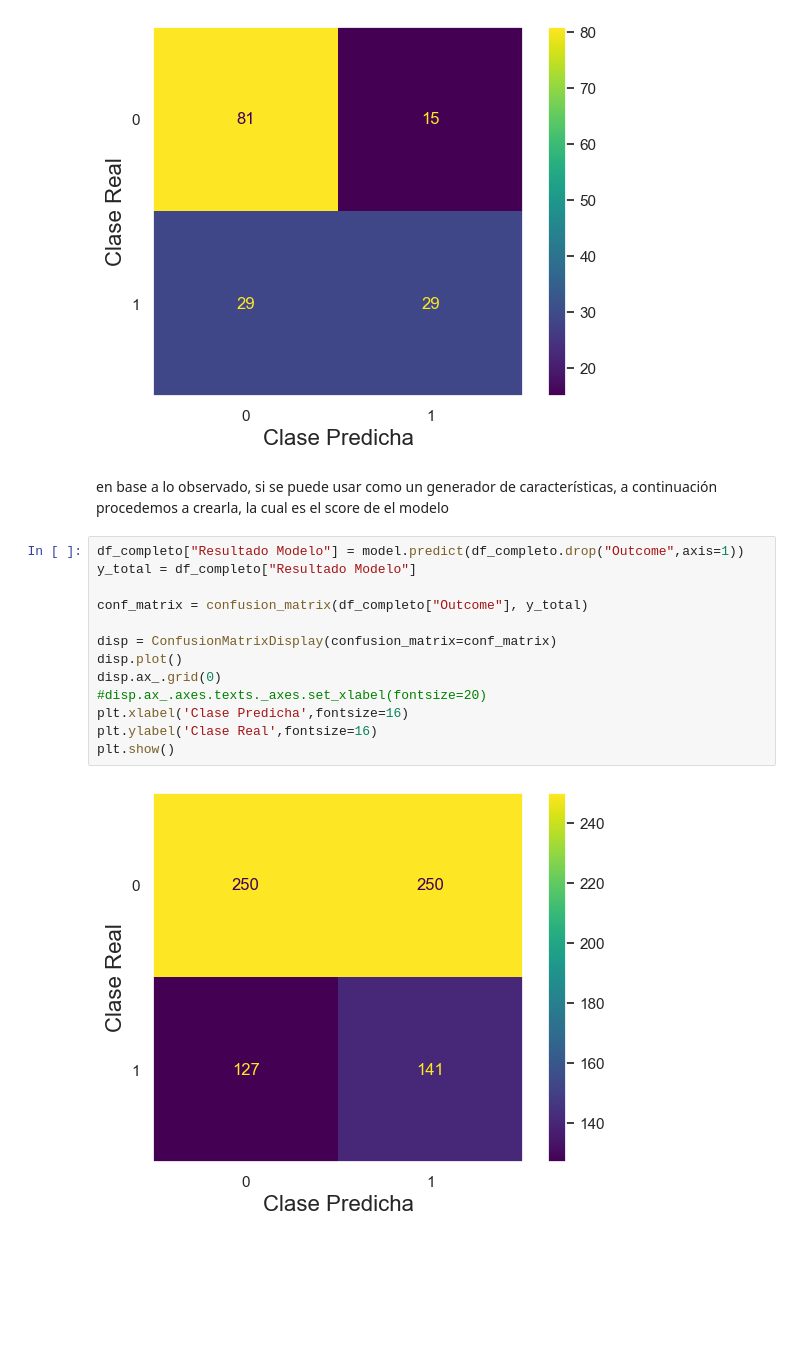
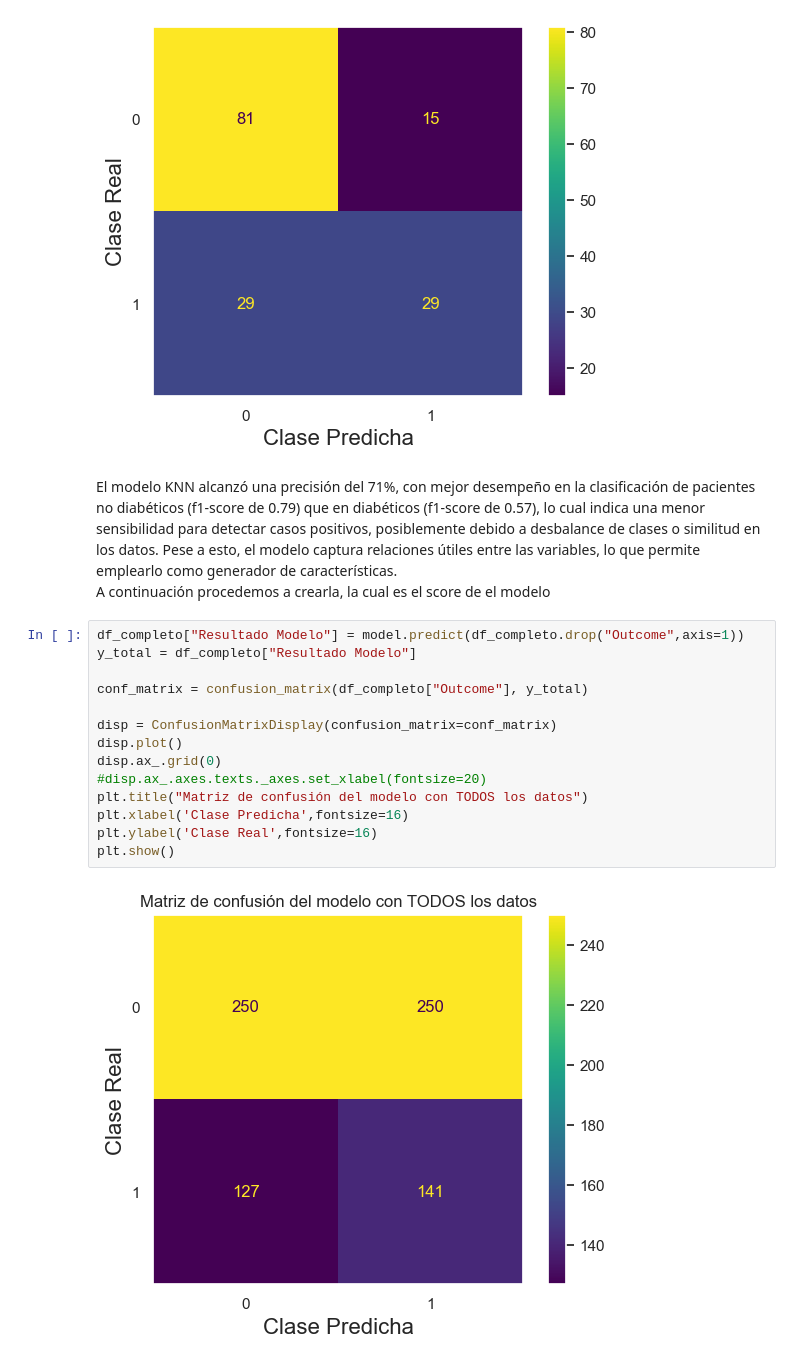
Before and after one commit to RisingNP/entregable-unidad-3-clasificacion, a Jupyter notebook: ejercicio_30mayo.ipynb, the cells around one changed output. Cells and saved outputs as stored; diff of their text form; blank space fills up the shorter version.

```diff
--- a/ejercicio_30mayo.ipynb
+++ b/ejercicio_30mayo.ipynb
@@ -143,22 +143,25 @@ Reporte de clasificación:
 weighted avg       0.71      0.71      0.70       154
 [figure]
 # %% [markdown]
-en base a lo observado, si se puede usar como un generador de características, a continuación procedemos a crearla, la cual es el score de el modelo
+El modelo KNN alcanzó una precisión del 71%, con mejor desempeño en la clasificación de pacientes no diabéticos (f1-score de 0.79) que en diabéticos (f1-score de 0.57), lo cual indica una menor sensibilidad para detectar casos positivos, posiblemente debido a desbalance de clases o similitud en los datos.
+Pese a esto, el modelo captura relaciones útiles entre las variables, lo que permite emplearlo como generador de características.
+A continuación procedemos a crearla, la cual es el score de el modelo
 # %%
 df_completo["Resultado Modelo"] = model.predict(df_completo.drop("Outcome",axis=1))
 y_total = df_completo["Resultado Modelo"]
 
 conf_matrix = confusion_matrix(df_completo["Outcome"], y_total)
 
 disp = ConfusionMatrixDisplay(confusion_matrix=conf_matrix)
 disp.plot()
 disp.ax_.grid(0)
 #disp.ax_.axes.texts._axes.set_xlabel(fontsize=20)
+plt.title("Matriz de confusión del modelo con TODOS los datos")
 plt.xlabel('Clase Predicha',fontsize=16)
 plt.ylabel('Clase Real',fontsize=16)
 plt.show()
 # %% [output]
-[figure, old version]
+[figure, new version]
 # %%
 import matplotlib.pyplot as plt
 import seaborn as sns; sns.set()
```
Also changed, not shown: parts of 13 cells of this notebook.
